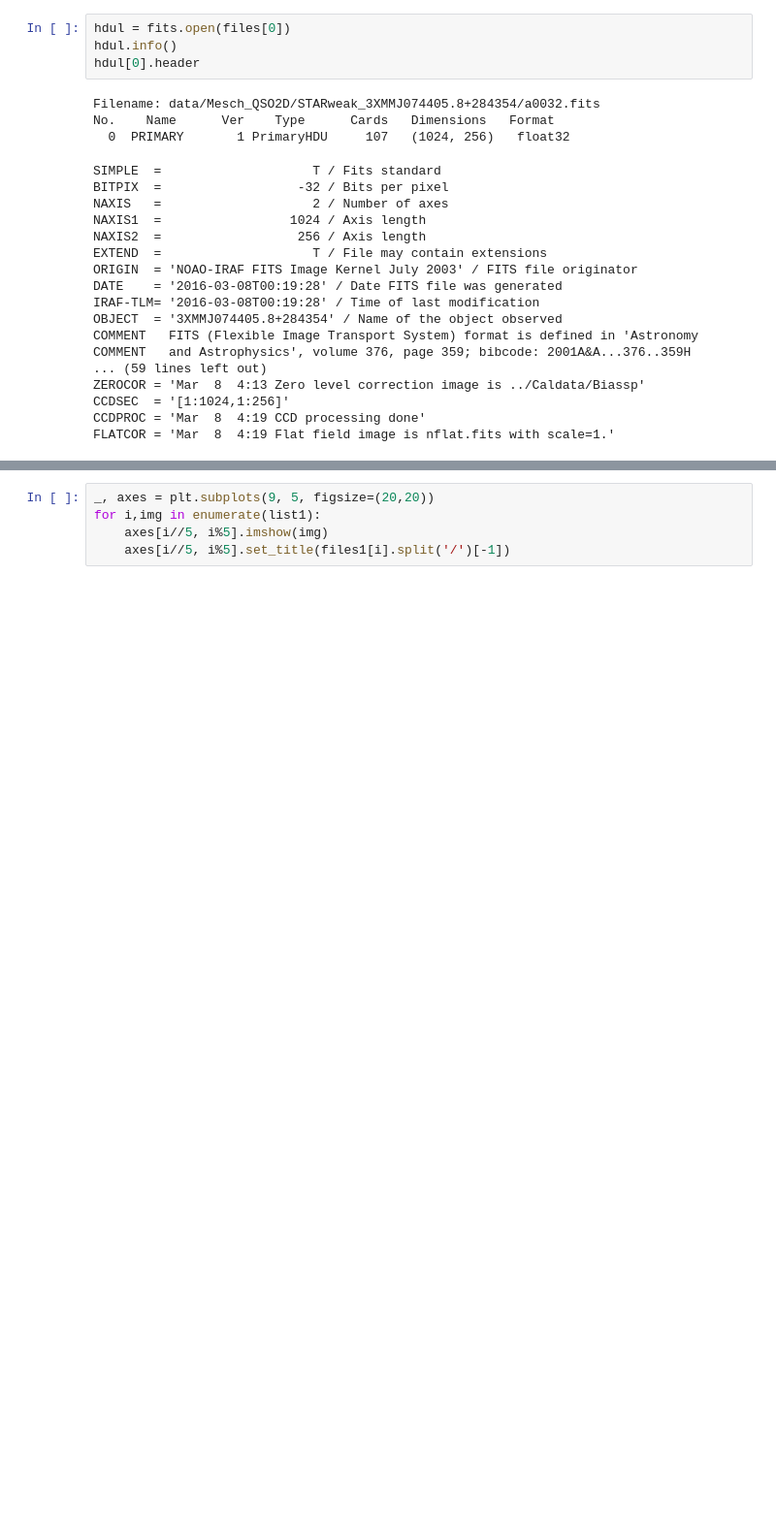
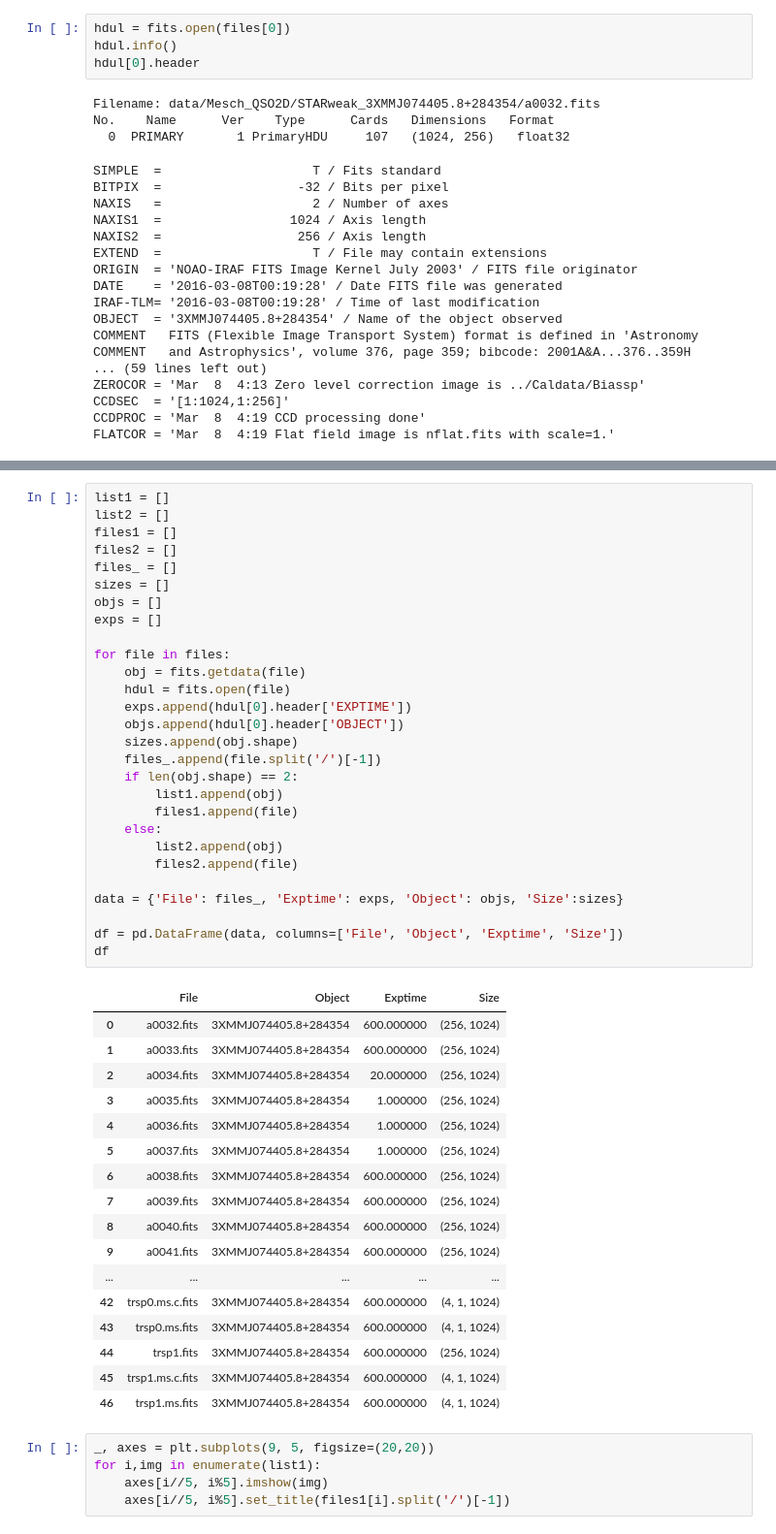
Before and after one commit to popandopulogeo/cmc_coursework, a Jupyter notebook: FITS.ipynb, the cells around one changed output, grey strips where cells are left out. Shown: that part at 97% size. Drawn from its saved outputs; the diff is of its cells as text; blank space fills up the shorter version.

```diff
--- a/FITS.ipynb
+++ b/FITS.ipynb
@@ -79,3 +39,49 @@ trsp1.ms.fits : (4, 1, 1024)
+# %%
+list1 = []
+list2 = []
+files1 = []
+files2 = []
+files_ = []
+sizes = []
+objs = []
+exps = []
+
+for file in files:
+    obj = fits.getdata(file)
+    hdul = fits.open(file)
+    exps.append(hdul[0].header['EXPTIME'])
+    objs.append(hdul[0].header['OBJECT'])
+    sizes.append(obj.shape)
+    files_.append(file.split('/')[-1])
+    if len(obj.shape) == 2:
+        list1.append(obj)
+        files1.append(file)
+    else:
+        list2.append(obj)
+        files2.append(file)
+
+data = {'File': files_, 'Exptime': exps, 'Object': objs, 'Size':sizes}
+
+df = pd.DataFrame(data, columns=['File', 'Object', 'Exptime', 'Size'])
+df
+# %% [output]
+|  | File | Object | Exptime | Size |
+| 0 | a0032.fits | 3XMMJ074405.8+284354 | 600.000000 | (256, 1024) |
+| 1 | a0033.fits | 3XMMJ074405.8+284354 | 600.000000 | (256, 1024) |
+| 2 | a0034.fits | 3XMMJ074405.8+284354 | 20.000000 | (256, 1024) |
+| 3 | a0035.fits | 3XMMJ074405.8+284354 | 1.000000 | (256, 1024) |
+| 4 | a0036.fits | 3XMMJ074405.8+284354 | 1.000000 | (256, 1024) |
+| 5 | a0037.fits | 3XMMJ074405.8+284354 | 1.000000 | (256, 1024) |
+| 6 | a0038.fits | 3XMMJ074405.8+284354 | 600.000000 | (256, 1024) |
+| 7 | a0039.fits | 3XMMJ074405.8+284354 | 600.000000 | (256, 1024) |
+| 8 | a0040.fits | 3XMMJ074405.8+284354 | 600.000000 | (256, 1024) |
+| 9 | a0041.fits | 3XMMJ074405.8+284354 | 600.000000 | (256, 1024) |
+| ... | ... | ... | ... | ... |
+| 42 | trsp0.ms.c.fits | 3XMMJ074405.8+284354 | 600.000000 | (4, 1, 1024) |
+| 43 | trsp0.ms.fits | 3XMMJ074405.8+284354 | 600.000000 | (4, 1, 1024) |
+| 44 | trsp1.fits | 3XMMJ074405.8+284354 | 600.000000 | (256, 1024) |
+| 45 | trsp1.ms.c.fits | 3XMMJ074405.8+284354 | 600.000000 | (4, 1, 1024) |
+| 46 | trsp1.ms.fits | 3XMMJ074405.8+284354 | 600.000000 | (4, 1, 1024) |
 # %%
 _, axes = plt.subplots(9, 5, figsize=(20,20))
 for i,img in enumerate(list1):
```
Also changed, not shown: parts of 2 cells of this notebook.
